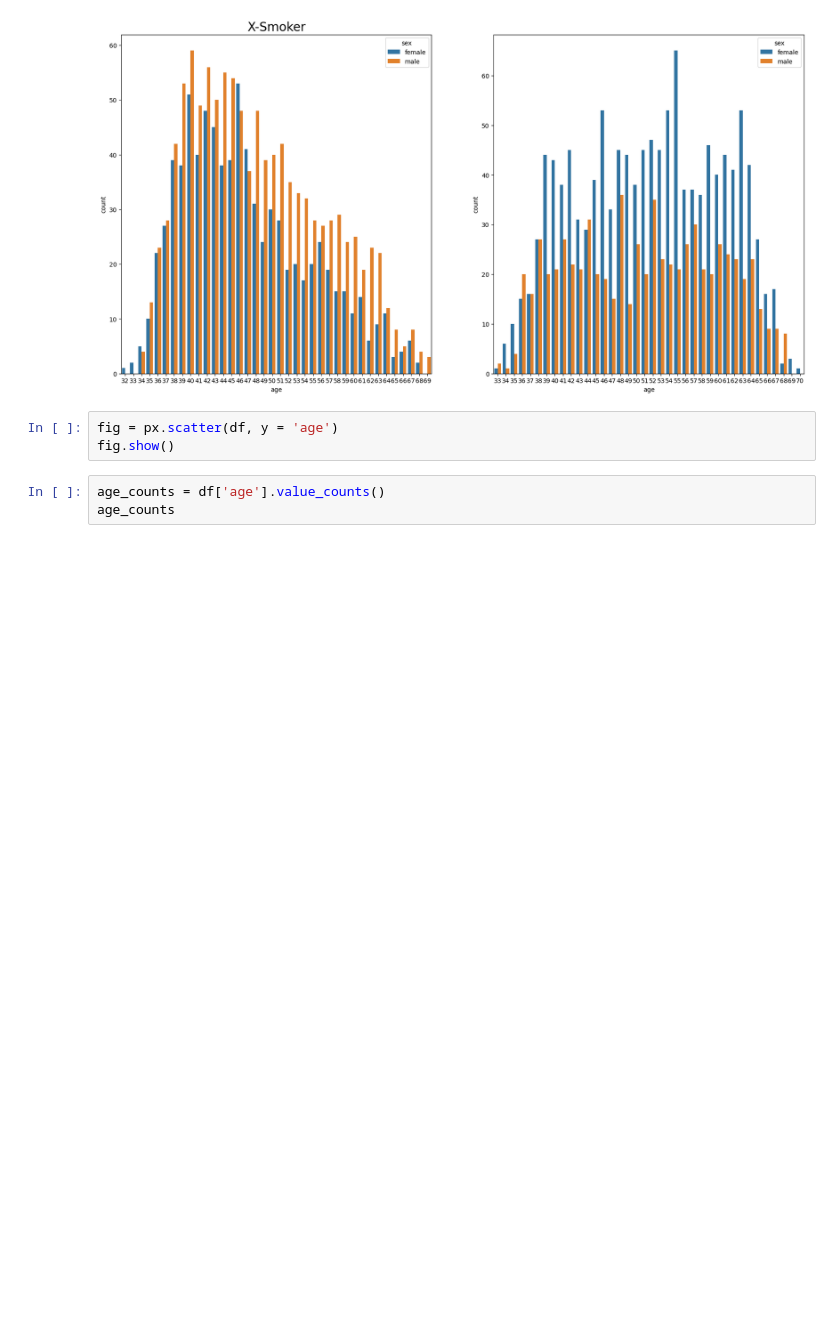
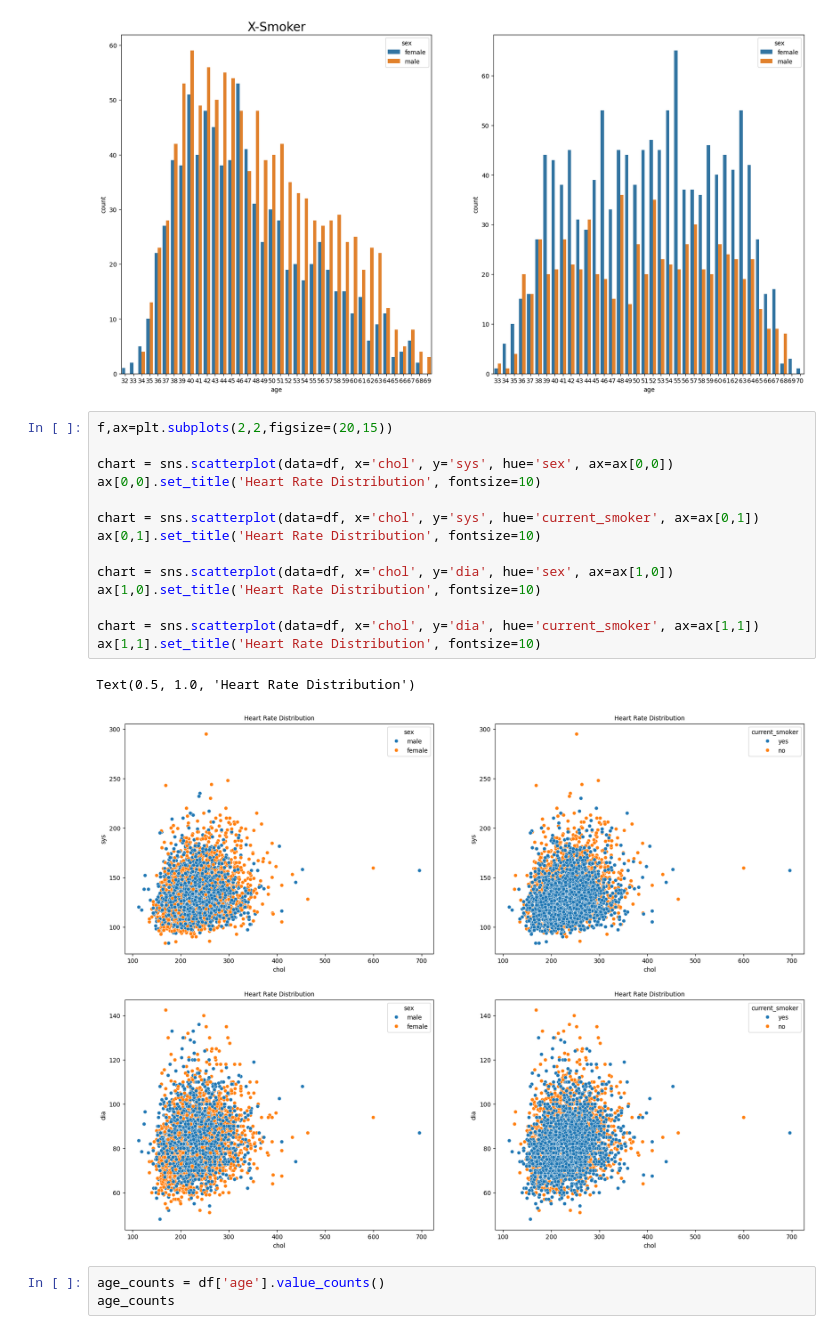
Before and after one commit to 254Bit/SmokersHealthData, a Jupyter notebook: smokers_data.ipynb, the cells around one changed output. Cells and saved outputs as stored; diff of their text form; blank space fills up the shorter version.

Commit message:
Visual analysis - scatter plot

```diff
--- a/smokers_data.ipynb
+++ b/smokers_data.ipynb
@@ -142,9 +142,23 @@ ax[0].set_title('X-Smoker', fontsize=20)
 # %% [output]
 Text(0.5, 1.0, 'X-Smoker')
 [figure]
-# %%
-fig = px.scatter(df, y = 'age')
-fig.show()
+# %%
+f,ax=plt.subplots(2,2,figsize=(20,15))
+
+chart = sns.scatterplot(data=df, x='chol', y='sys', hue='sex', ax=ax[0,0])
+ax[0,0].set_title('Heart Rate Distribution', fontsize=10)
+
+chart = sns.scatterplot(data=df, x='chol', y='sys', hue='current_smoker', ax=ax[0,1])
+ax[0,1].set_title('Heart Rate Distribution', fontsize=10)
+
+chart = sns.scatterplot(data=df, x='chol', y='dia', hue='sex', ax=ax[1,0])
+ax[1,0].set_title('Heart Rate Distribution', fontsize=10)
+
+chart = sns.scatterplot(data=df, x='chol', y='dia', hue='current_smoker', ax=ax[1,1])
+ax[1,1].set_title('Heart Rate Distribution', fontsize=10)
+# %% [output]
+Text(0.5, 1.0, 'Heart Rate Distribution')
+[figure, added]
 # %%
 age_counts = df['age'].value_counts()
 age_counts
```
Also changed, not shown: 1 other file.
